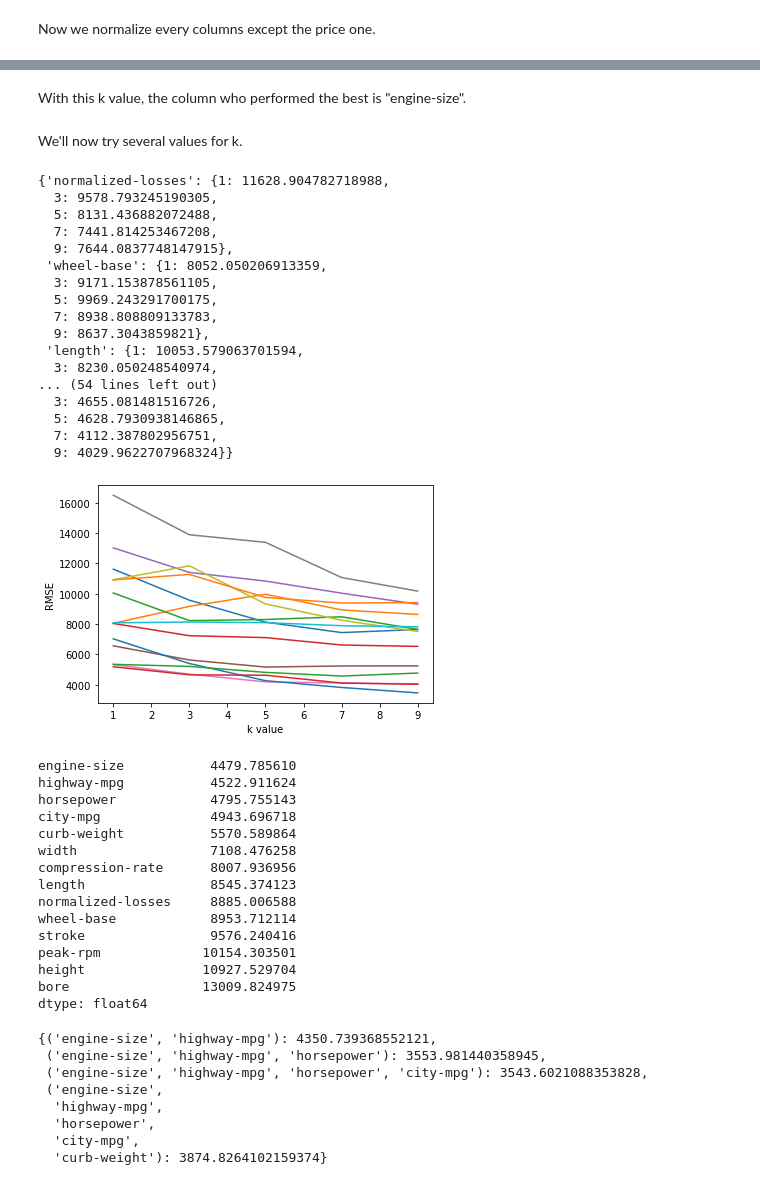
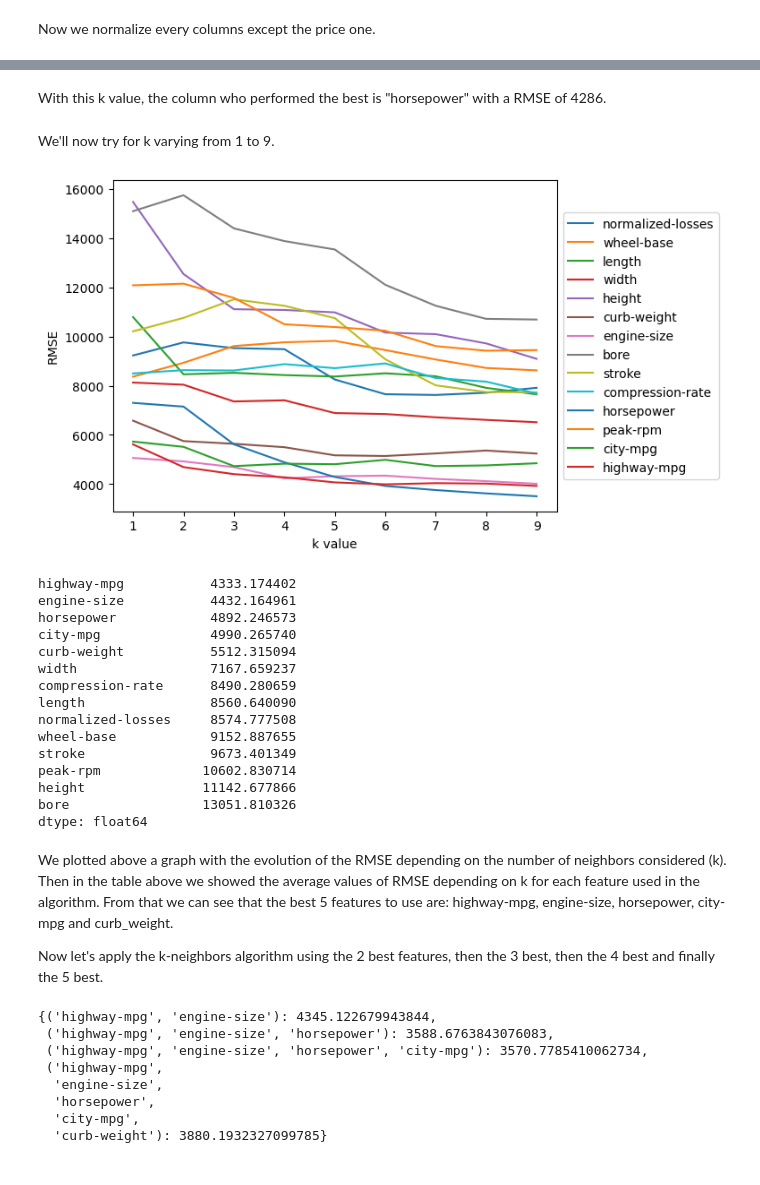
Before and after one commit to Florian-Debieve/dataquest_project, a Jupyter notebook: Predicting Car Prices.ipynb, the cells around one changed output, grey strips where cells are left out. Cells and saved outputs as stored; diff of their text form; code cells hidden in the pictures.

```diff
--- a/Predicting Car Prices.ipynb
+++ b/Predicting Car Prices.ipynb
@@ -132,10 +158,10 @@ result_rmse
 # %% [markdown]
-With this k value, the column who performed the best is "engine-size".
+With this k value, the column who performed the best is "horsepower" with a RMSE of 4286.
 # %% [markdown]
-We'll now try several values for k.
+We'll now try for k varying from 1 to 9.
 # %%
 def knn_train_test(training_column, target_column, df):
-    k_list = [1,3,5,7,9]
+    k_list = [i for i in range(1,10)]
     rmse = {}
     np.random.seed(1)
     shuffled_index = np.random.permutation(df.index)
@@ -155,39 +181,17 @@ result_rmse = {}
 for column in col_try:
     result = knn_train_test(column, 'price', cars_new)
     result_rmse[column] = result
-# %%
-result_rmse
-# %% [output]
-{'normalized-losses': {1: 11628.904782718988,
-  3: 9578.793245190305,
-  5: 8131.436882072488,
-  7: 7441.814253467208,
-  9: 7644.0837748147915},
- 'wheel-base': {1: 8052.050206913359,
-  3: 9171.153878561105,
-  5: 9969.243291700175,
-  7: 8938.808809133783,
-  9: 8637.3043859821},
- 'length': {1: 10053.579063701594,
-  3: 8230.050248540974,
-... (54 lines left out)
-  3: 4655.081481516726,
-  5: 4628.7930938146865,
-  7: 4112.387802956751,
-  9: 4029.9622707968324}}
 # %%
-import matplotlib.pyplot as plt
-%matplotlib inline
-
 for k,v in result_rmse.items():
     x = list(v.keys())
     y = list(v.values())
 
     plt.plot(x,y)
     plt.xlabel('k value')
     plt.ylabel('RMSE')
+    plt.legend(list(result_rmse.keys()),loc='center left', bbox_to_anchor=(1, 0.5))
 # %% [output]
-[figure, old version]
+[figure, new version]
 # %%
 feature_avg_rmse = {}
 for k,v in result_rmse.items():
@@ -199,21 +203,25 @@ print(sorted_series_avg_rmse)
 
 sorted_features = sorted_series_avg_rmse.index
 # %% [output]
-engine-size           4479.785610
-highway-mpg           4522.911624
-horsepower            4795.755143
-city-mpg              4943.696718
-curb-weight           5570.589864
-width                 7108.476258
-compression-rate      8007.936956
-length                8545.374123
-normalized-losses     8885.006588
-wheel-base            8953.712114
-stroke                9576.240416
-peak-rpm             10154.303501
-height               10927.529704
-bore                 13009.824975
+highway-mpg           4333.174402
+engine-size           4432.164961
+horsepower            4892.246573
+city-mpg              4990.265740
+curb-weight           5512.315094
+width                 7167.659237
+compression-rate      8490.280659
+length                8560.640090
+normalized-losses     8574.777508
+wheel-base            9152.887655
+stroke                9673.401349
+peak-rpm             10602.830714
+height               11142.677866
+bore                 13051.810326
 dtype: float64
+# %% [markdown]
+We plotted above a graph with the evolution of the RMSE depending on the number of neighbors considered (k). Then in the table above we showed the average values of RMSE depending on k for each feature used in the algorithm. From that we can see that the best 5 features to use are: highway-mpg, engine-size, horsepower, city-mpg and curb_weight.
+
+Now let's apply the k-neighbors algorithm using the 2 best features, then the 3 best, then the 4 best and finally the 5 best.
 # %%
 f_temp = sorted_features.tolist()
 features = [f_temp[0:i] for i in range(2,6)]
@@ -237,11 +245,11 @@ for f in features:
 # %%
 plury_rmse
 # %% [output]
-{('engine-size', 'highway-mpg'): 4350.739368552121,
- ('engine-size', 'highway-mpg', 'horsepower'): 3553.981440358945,
- ('engine-size', 'highway-mpg', 'horsepower', 'city-mpg'): 3543.6021088353828,
- ('engine-size',
-  'highway-mpg',
+{('highway-mpg', 'engine-size'): 4345.122679943844,
+ ('highway-mpg', 'engine-size', 'horsepower'): 3588.6763843076083,
+ ('highway-mpg', 'engine-size', 'horsepower', 'city-mpg'): 3570.7785410062734,
+ ('highway-mpg',
+  'engine-size',
   'horsepower',
   'city-mpg',
-  'curb-weight'): 3874.8264102159374}
+  'curb-weight'): 3880.1932327099785}
```
Also changed, not shown: parts of 12 cells of this notebook.
